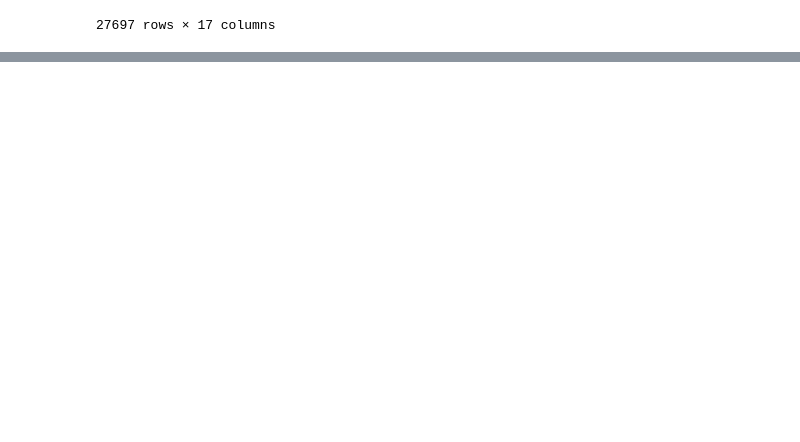
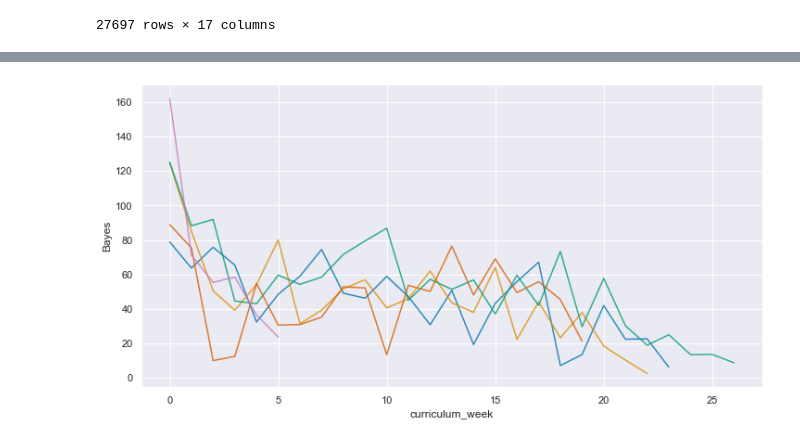
Before and after one commit to anomaly-project-jemison-01/anomaly_project, a Jupyter notebook: schlichting/explore.ipynb, the cells around one changed output, grey strips where cells are left out. Drawn from its saved outputs; the diff is of its cells as text; code cells hidden in the pictures; blank space fills up the shorter version.

```diff
--- a/schlichting/explore.ipynb
+++ b/schlichting/explore.ipynb
@@ -601,0 +643,2 @@ df[df.program_name=='full_stack_php'].sort_values(by='end_date')
+# %%
+ds_grp = df8_ds.groupby(['curriculum_week','name'])
@@ -601,0 +683,4 @@ df[df.program_name=='full_stack_php'].sort_values(by='end_date')
+# %%
+#can we drop that in a dataframe?
+df8_2 = pd.DataFrame(ds_grp.time.count() / ds_grp.user_id.nunique())
+df8_2
@@ -601,0 +702,6 @@ df[df.program_name=='full_stack_php'].sort_values(by='end_date')
+# %%
+#unstack?
+#visits per student per week
+#pull out curriculum week as a column, leave cohort as index
+weekly_activity = df8_2.unstack(level=0)
+weekly_activity
@@ -601,0 +718,2 @@ df[df.program_name=='full_stack_php'].sort_values(by='end_date')
+# %%
+weekly_activity.columns = weekly_activity.columns.droplevel(0)
@@ -601,0 +731,9 @@ df[df.program_name=='full_stack_php'].sort_values(by='end_date')
+# %%
+plt.figure(figsize=(12,6))
+colors = sns.color_palette('colorblind').as_hex()
+for cnt,coh in enumerate(weekly_activity.index):
+    sns.lineplot( x=weekly_activity.columns, y=weekly_activity.loc[coh,:],color=colors[cnt],alpha=.8)
+
+plt.title('Weekly ')
+# %% [output]
+[figure, added]
```
Also changed, not shown: parts of 14 cells of this notebook, 2 other files.
